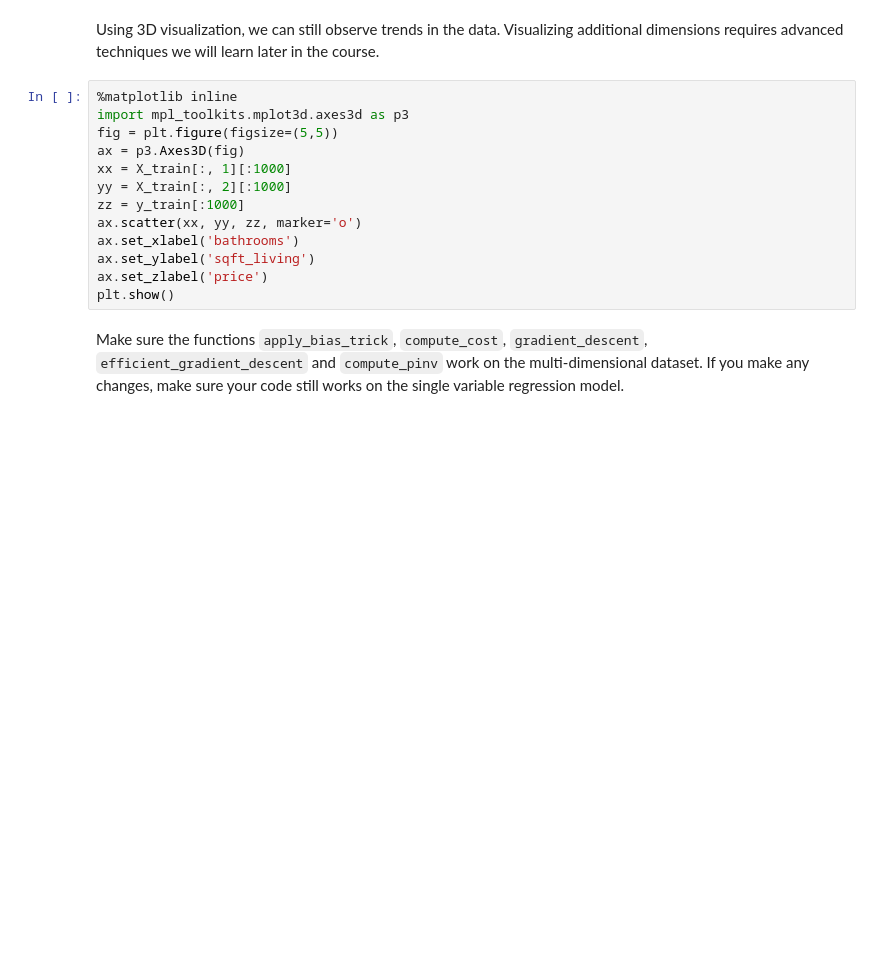
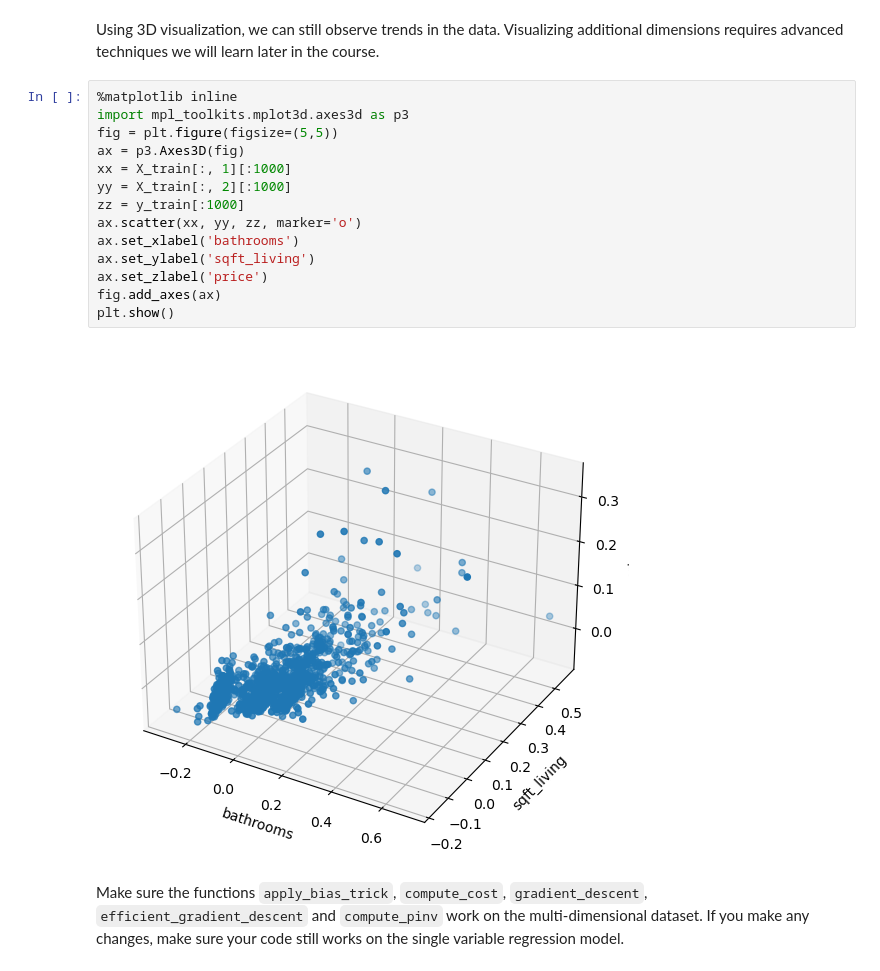
Before and after one commit to ariellefeher/Machine_Learning, a Jupyter notebook: hw1/hw1.ipynb, the cells around one changed output. Cells and saved outputs as stored; diff of their text form; blank space fills up the shorter version.

```diff
--- a/hw1/hw1.ipynb
+++ b/hw1/hw1.ipynb
@@ -398,16 +330,19 @@ Using 3D visualization, we can still observe trends in the data. Visualizing add
 # %%
 %matplotlib inline
 import mpl_toolkits.mplot3d.axes3d as p3
 fig = plt.figure(figsize=(5,5))
 ax = p3.Axes3D(fig)
 xx = X_train[:, 1][:1000]
 yy = X_train[:, 2][:1000]
 zz = y_train[:1000]
 ax.scatter(xx, yy, zz, marker='o')
 ax.set_xlabel('bathrooms')
 ax.set_ylabel('sqft_living')
 ax.set_zlabel('price')
+fig.add_axes(ax)
 plt.show()
+# %% [output]
+[figure, added]
 # %% [markdown]
 Make sure the functions `apply_bias_trick`, `compute_cost`, `gradient_descent`, `efficient_gradient_descent` and `compute_pinv` work on the multi-dimensional dataset. If you make any changes, make sure your code still works on the single variable regression model.
 # %%
```
Also changed, not shown: parts of 12 cells of this notebook.
